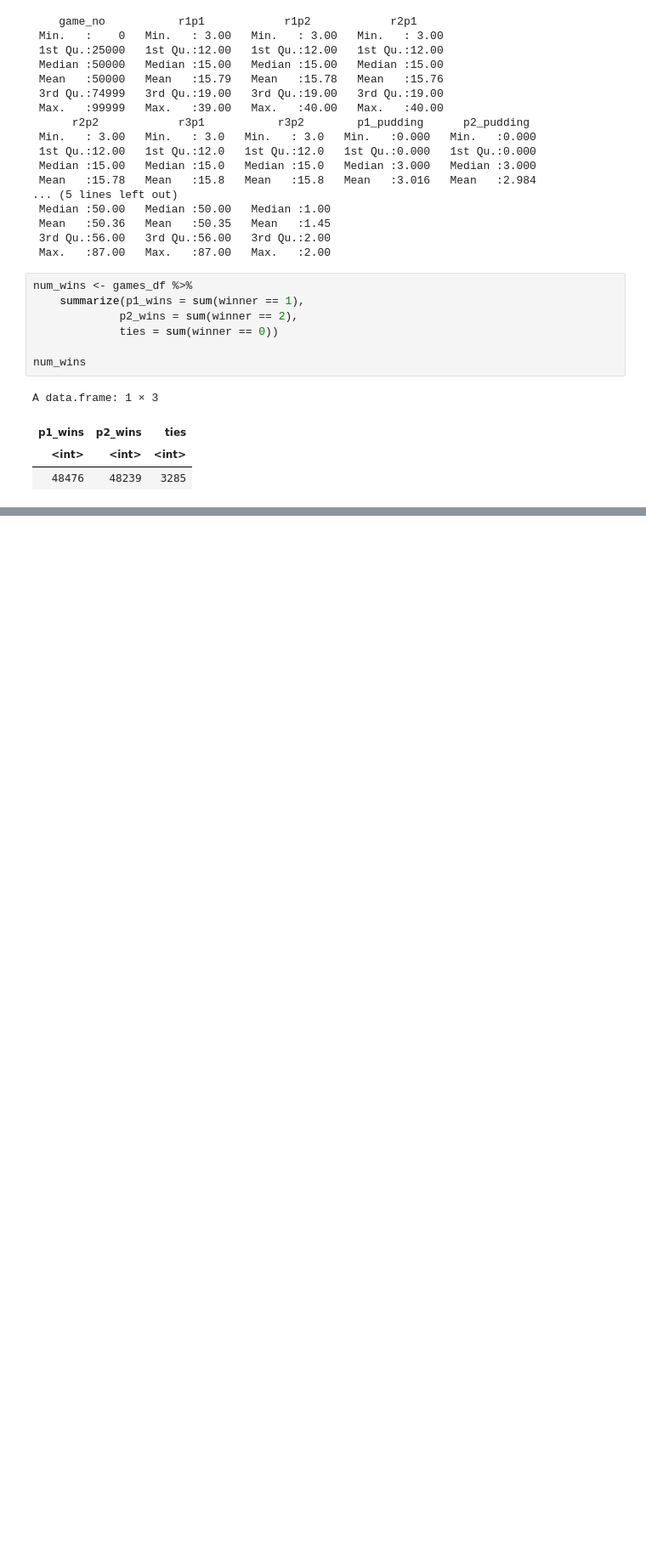
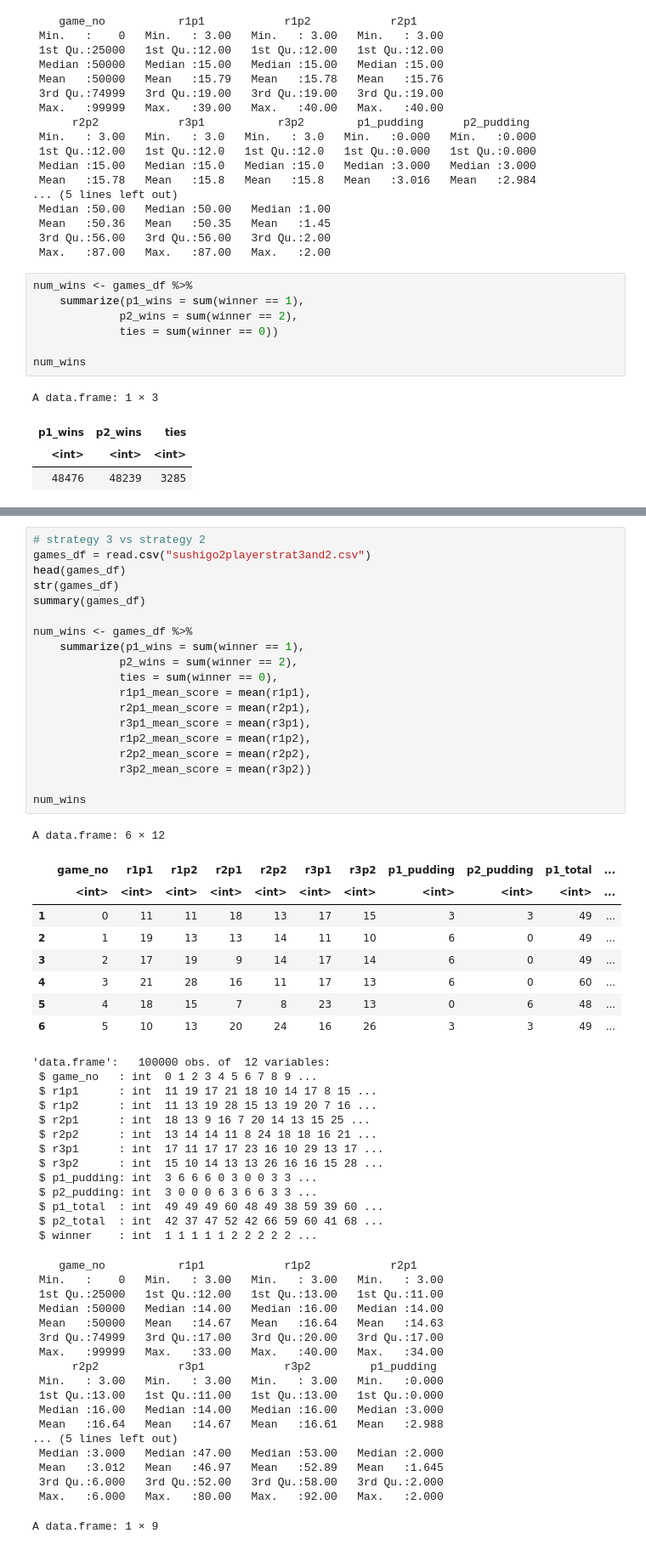
Before and after one commit to kgalloway2/VSC-Code, a Jupyter notebook: python stuff/Sushi Go Analysis.ipynb, the cells around one changed output, grey strips where cells are left out. Shown: that part at 85% size. Drawn from its saved outputs; the diff is of its cells as text; blank space fills up the shorter version.

```diff
--- a/python stuff/Sushi Go Analysis.ipynb
+++ b/python stuff/Sushi Go Analysis.ipynb
@@ -266,0 +332,60 @@ A data.frame: 1 × 9
+# %%
+# strategy 3 vs strategy 2
+games_df = read.csv("sushigo2playerstrat3and2.csv")
+head(games_df)
+str(games_df)
+summary(games_df)
+
+num_wins <- games_df %>%
+    summarize(p1_wins = sum(winner == 1),
+             p2_wins = sum(winner == 2),
+             ties = sum(winner == 0),
+             r1p1_mean_score = mean(r1p1),
+             r2p1_mean_score = mean(r2p1),
+             r3p1_mean_score = mean(r3p1),
+             r1p2_mean_score = mean(r1p2),
+             r2p2_mean_score = mean(r2p2),
+             r3p2_mean_score = mean(r3p2))
+
+num_wins
+# %% [output]
+A data.frame: 6 × 12
+|  | game_no | r1p1 | r1p2 | r2p1 | r2p2 | r3p1 | r3p2 | p1_pudding | p2_pudding | p1_total | ... |
+|  | <int> | <int> | <int> | <int> | <int> | <int> | <int> | <int> | <int> | <int> | ... |
+| 1 | 0 | 11 | 11 | 18 | 13 | 17 | 15 | 3 | 3 | 49 | ... |
+| 2 | 1 | 19 | 13 | 13 | 14 | 11 | 10 | 6 | 0 | 49 | ... |
+| 3 | 2 | 17 | 19 | 9 | 14 | 17 | 14 | 6 | 0 | 49 | ... |
+| 4 | 3 | 21 | 28 | 16 | 11 | 17 | 13 | 6 | 0 | 60 | ... |
+| 5 | 4 | 18 | 15 | 7 | 8 | 23 | 13 | 0 | 6 | 48 | ... |
+| 6 | 5 | 10 | 13 | 20 | 24 | 16 | 26 | 3 | 3 | 49 | ... |
+'data.frame':   100000 obs. of  12 variables:
+ $ game_no   : int  0 1 2 3 4 5 6 7 8 9 ...
+ $ r1p1      : int  11 19 17 21 18 10 14 17 8 15 ...
+ $ r1p2      : int  11 13 19 28 15 13 19 20 7 16 ...
+ $ r2p1      : int  18 13 9 16 7 20 14 13 15 25 ...
+ $ r2p2      : int  13 14 14 11 8 24 18 18 16 21 ...
+ $ r3p1      : int  17 11 17 17 23 16 10 29 13 17 ...
+ $ r3p2      : int  15 10 14 13 13 26 16 16 15 28 ...
+ $ p1_pudding: int  3 6 6 6 0 3 0 0 3 3 ...
+ $ p2_pudding: int  3 0 0 0 6 3 6 6 3 3 ...
+ $ p1_total  : int  49 49 49 60 48 49 38 59 39 60 ...
+ $ p2_total  : int  42 37 47 52 42 66 59 60 41 68 ...
+ $ winner    : int  1 1 1 1 1 2 2 2 2 2 ...
+    game_no           r1p1            r1p2            r2p1
+ Min.   :    0   Min.   : 3.00   Min.   : 3.00   Min.   : 3.00
+ 1st Qu.:25000   1st Qu.:12.00   1st Qu.:13.00   1st Qu.:11.00
+ Median :50000   Median :14.00   Median :16.00   Median :14.00
+ Mean   :50000   Mean   :14.67   Mean   :16.64   Mean   :14.63
+ 3rd Qu.:74999   3rd Qu.:17.00   3rd Qu.:20.00   3rd Qu.:17.00
+ Max.   :99999   Max.   :33.00   Max.   :40.00   Max.   :34.00
+      r2p2            r3p1            r3p2         p1_pudding
+ Min.   : 3.00   Min.   : 3.00   Min.   : 3.00   Min.   :0.000
+ 1st Qu.:13.00   1st Qu.:11.00   1st Qu.:13.00   1st Qu.:0.000
+ Median :16.00   Median :14.00   Median :16.00   Median :3.000
+ Mean   :16.64   Mean   :14.67   Mean   :16.61   Mean   :2.988
+... (5 lines left out)
+ Median :3.000   Median :47.00   Median :53.00   Median :2.000
+ Mean   :3.012   Mean   :46.97   Mean   :52.89   Mean   :1.645
+ 3rd Qu.:6.000   3rd Qu.:52.00   3rd Qu.:58.00   3rd Qu.:2.000
+ Max.   :6.000   Max.   :80.00   Max.   :92.00   Max.   :2.000
+A data.frame: 1 × 9
```
Also changed, not shown: parts of 5 cells of this notebook, 9 other files.
